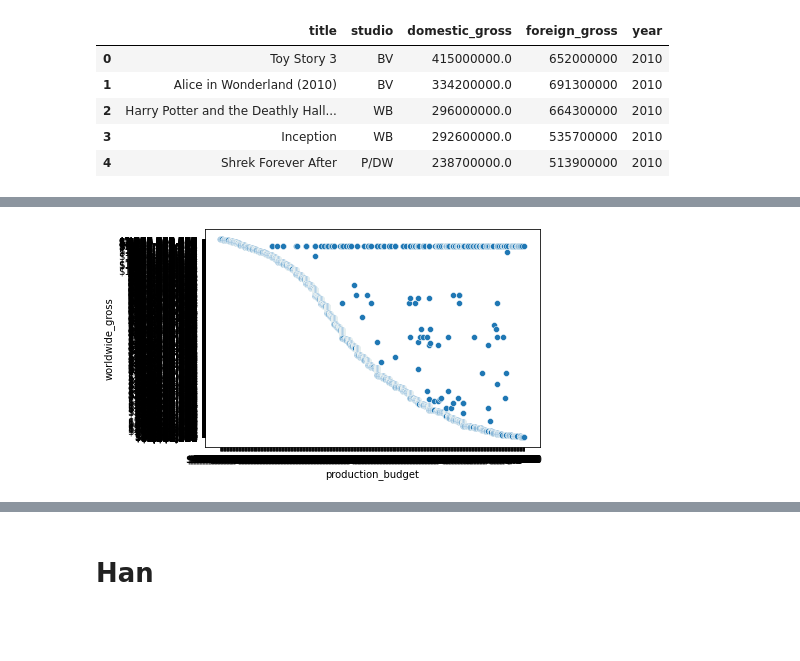
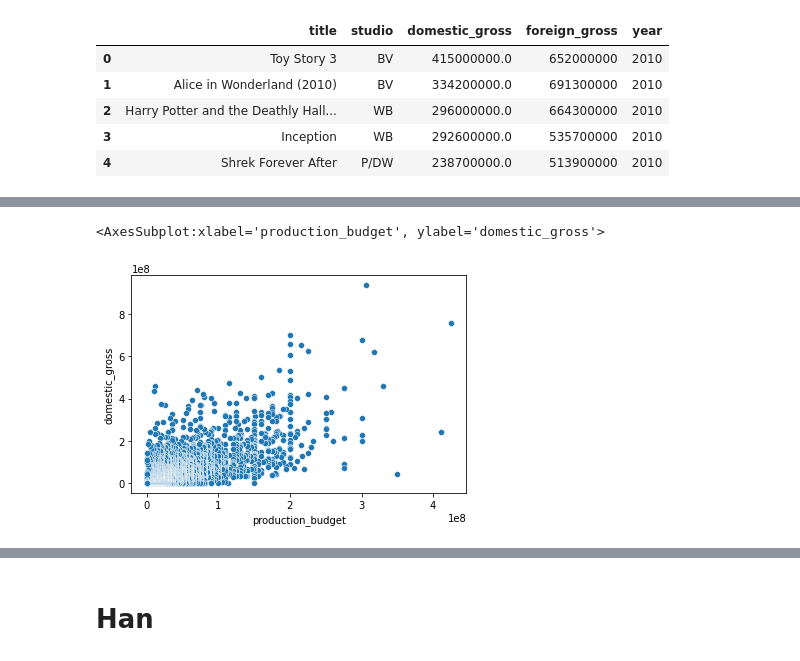
Before and after one commit to racday/ai-capstone, a Jupyter notebook: index.ipynb, the cells around one changed output, grey strips where cells are left out. Drawn from its saved outputs; the diff is of its cells as text; code cells hidden in the pictures; blank space fills up the shorter version.

```diff
--- a/index.ipynb
+++ b/index.ipynb
@@ -42,3 +45,6 @@ tn_movie_budgets.head()
 | 2 | 3 | 2019-06-07 | Dark Phoenix | 350000000.0 | 42762350.0 | 1.497624e+08 | darkphoenix |
 | 3 | 4 | 2015-05-01 | Avengers: Age of Ultron | 330600000.0 | 459005868.0 | 1.403014e+09 | avengersageofultron |
 | 4 | 5 | 2017-12-15 | Star Wars Ep. VIII: The Last Jedi | 317000000.0 | 620181382.0 | 1.316722e+09 | starwarsepviiithelastjedi |
+# %%
+tn_movie_budgets["return"] =tn_movie_budgets["worldwide_gross"] -  tn_movie_budgets["production_budget"] /
+tn_movie_budgets.describe()
@@ -89,5 +159,5 @@ movie_gross_db.head()
 # %%
-sns.scatterplot(x = tn_movie_budgets["production_budget"], y = tn_movie_budgets["worldwide_gross"])
-plt.show()
+sns.scatterplot(x = tn_movie_budgets["production_budget"], y = tn_movie_budgets["domestic_gross"])
 # %% [output]
+<AxesSubplot:xlabel='production_budget', ylabel='domestic_gross'>
-[figure, old version]
+[figure, new version]
```
Also changed, not shown: parts of 8 cells of this notebook.
